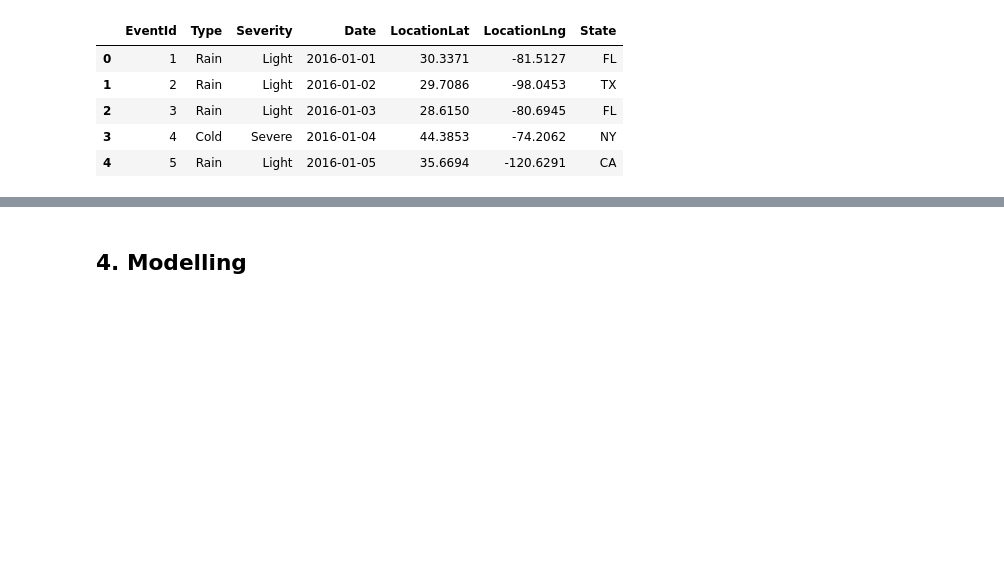
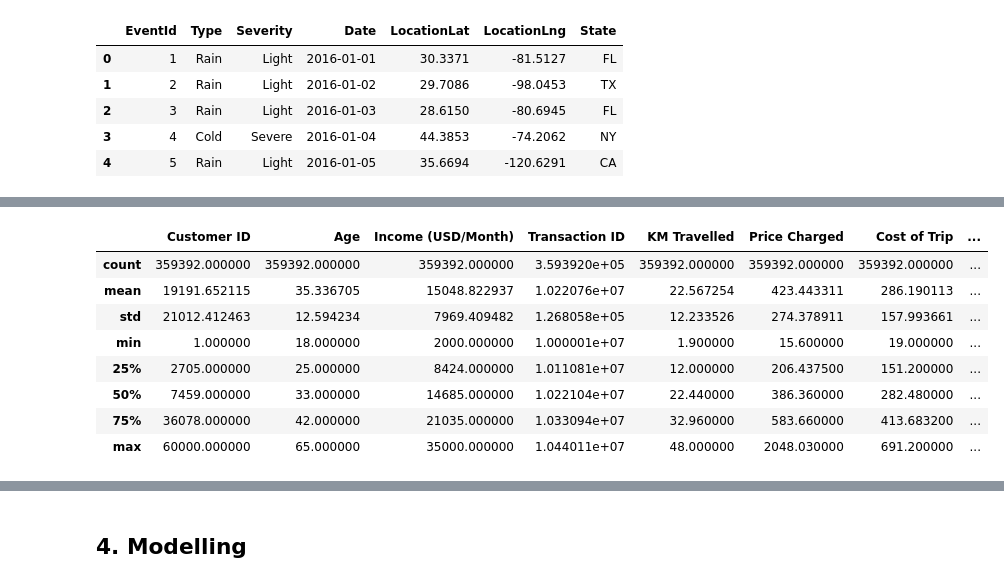
Before and after one commit to Ruoro/G2M_INSIGHTS, a Jupyter notebook: G2M_Insight.ipynb, the cells around one changed output, grey strips where cells are left out. Saved outputs shown, nothing was run; the diff lists cells and outputs as text; code cells hidden in the pictures; blank space fills up the shorter version.

```diff
--- a/G2M_Insight.ipynb
+++ b/G2M_Insight.ipynb
@@ -308,0 +490,12 @@ weather.head()
+# %%
+df_final.describe()
+# %% [output]
+|  | Customer ID | Age | Income (USD/Month) | Transaction ID | KM Travelled | Price Charged | Cost of Trip | ... |
+| count | 359392.000000 | 359392.000000 | 359392.000000 | 3.593920e+05 | 359392.000000 | 359392.000000 | 359392.000000 | ... |
+| mean | 19191.652115 | 35.336705 | 15048.822937 | 1.022076e+07 | 22.567254 | 423.443311 | 286.190113 | ... |
+| std | 21012.412463 | 12.594234 | 7969.409482 | 1.268058e+05 | 12.233526 | 274.378911 | 157.993661 | ... |
+| min | 1.000000 | 18.000000 | 2000.000000 | 1.000001e+07 | 1.900000 | 15.600000 | 19.000000 | ... |
+| 25% | 2705.000000 | 25.000000 | 8424.000000 | 1.011081e+07 | 12.000000 | 206.437500 | 151.200000 | ... |
+| 50% | 7459.000000 | 33.000000 | 14685.000000 | 1.022104e+07 | 22.440000 | 386.360000 | 282.480000 | ... |
+| 75% | 36078.000000 | 42.000000 | 21035.000000 | 1.033094e+07 | 32.960000 | 583.660000 | 413.683200 | ... |
+| max | 60000.000000 | 65.000000 | 35000.000000 | 1.044011e+07 | 48.000000 | 2048.030000 | 691.200000 | ... |
```
Also changed, not shown: parts of 43 cells of this notebook.
